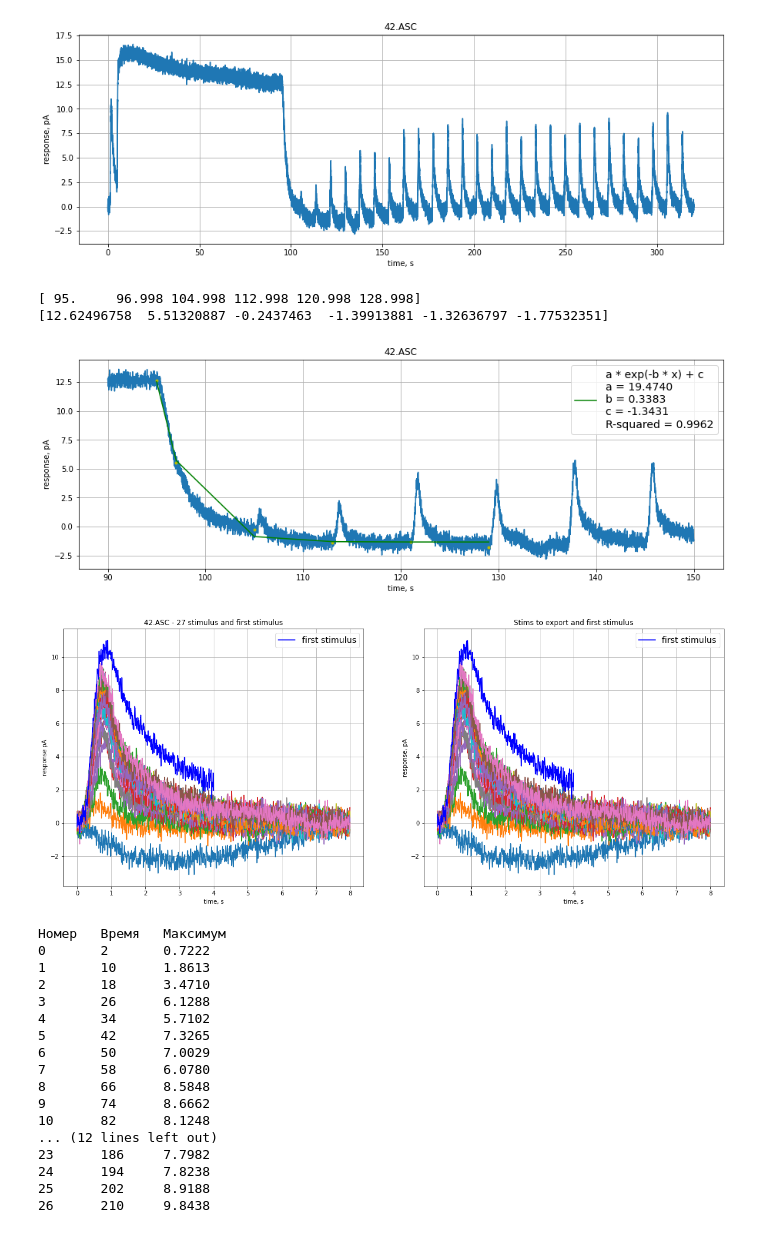
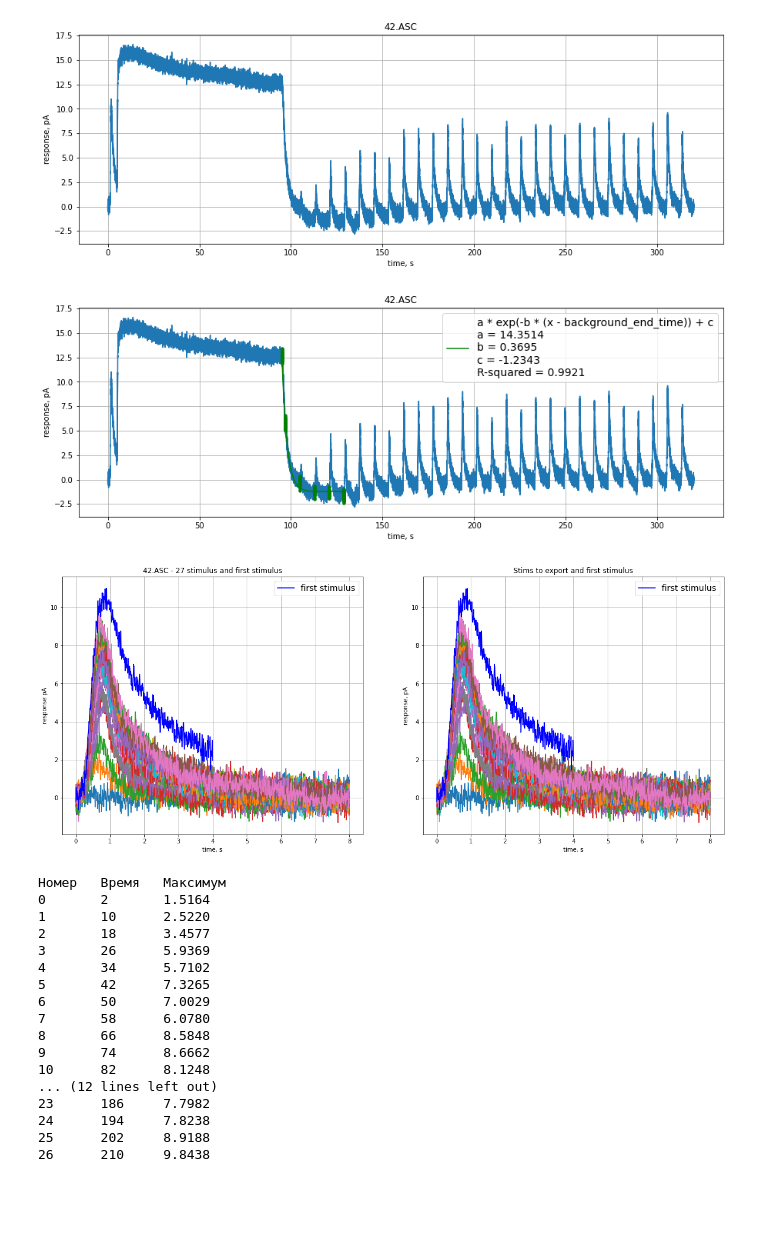
Before and after one commit to AndreiZherder/adaptation-memory, a Jupyter notebook: frog-rod.ipynb, the cells around one changed output. Saved outputs shown, nothing was run; the diff lists cells and outputs as text; code cells hidden in the pictures; blank space fills up the shorter version.

```diff
--- a/frog-rod.ipynb
+++ b/frog-rod.ipynb
@@ -2,7 +2,7 @@
 import matplotlib.pyplot as plt
 import numpy as np
 from scipy import stats, optimize
-#v. 20221117.1
+#v. 20221121.1
 
 filedir = './data/frog-rod/'
 outputdir = './output/frog-rod/'
@@ -20,6 +20,7 @@ stims_to_delete = []            # номера неудачных стимуло
 stims_to_export = []            # номера стимулов для экспорта в файл (пример: [(0, 2), 25] - с 0 по 2, 25)
 # начало первого импульса после фоновой засветки
 after_background_start_time = first_stim_start_time + ((background_start_time + background_duration - first_stim_start_time) // period + 1) * period
+background_end_time = background_start_time + background_duration
 # %%
 # Чтение сигнала из файла(ов)
 
@@ -55,16 +56,19 @@ ax.grid()
 [figure]
 # %%
 # Расчет нисходящей экспоненты
-size = 1
+size = fs // 5
+
 # первая группа точек сразу после конца засветки
-begin = (background_start_time + background_duration) * fs
+begin = background_end_time * fs
 end = begin + size
 xs = [t[begin:end]]
 ys = [signal[begin:end]]
+
+# еще 5 групп точек перед началом следующих 5 стимулов
+stims_on_exp_cnt = 4
 begin = after_background_start_time  * fs - size
 end = begin + size
-# еще 5 групп точек перед началом следующих 5 стимулов
-for i in range(5):
+for i in range(stims_on_exp_cnt + 1):
     xs.append(t[begin:end])
     ys.append(signal[begin:end])
     begin += period * fs
@@ -74,10 +78,8 @@ y = np.concatenate(ys)
 
 # Аппроксимация нисходящей экспоненты
 def func(x, a, b, c):
-    return a * np.exp(-b * (x - 94)) + c
+    return a * np.exp(-b * (x - background_end_time)) + c
 popt = (1, 1, 1)
-print(x)
-print(y)
 try:
     popt, pcov = optimize.curve_fit(func, x, y, [10, 1, 0])
 except RuntimeError:
@@ -85,14 +87,16 @@ except RuntimeError:
 exp_a = popt[0]
 exp_b = popt[1]
 exp_c = popt[2]
-fit = func(x, *popt)
-rvalue = stats.linregress(y, fit).rvalue
+begin = background_end_time * fs
+end = after_background_start_time * fs + stims_on_exp_cnt * period * fs
+exponent = func(t[begin:end], *popt)
+rvalue = stats.linregress(y, func(x, *popt)).rvalue
 r_squared = rvalue ** 2
 
 fig, ax = plt.subplots()
-ax.plot(t[90 * fs:150 * fs], signal[90 * fs:150 * fs])
-ax.plot(x, y, 'y.')
-ax.plot(x, fit, 'g', label=f'a * exp(-b * x) + c\n'
+ax.plot(t, signal)
+ax.plot(x, y, 'g.')
+ax.plot(t[begin:end], exponent, 'g', label=f'a * exp(-b * (x - background_end_time)) + c\n'
                            f'a = {exp_a:.4f}\n'
                            f'b = {exp_b:.4f}\n'
                            f'c = {exp_c:.4f}\n'
@@ -105,9 +109,7 @@ ax.set_title(','.join(filenames))
 ax.legend(prop={"size": 14})
 ax.grid()
 # %% [output]
-[ 95.     96.998 104.998 112.998 120.998 128.998]
-[12.62496758  5.51320887 -0.2437463  -1.39913881 -1.32636797 -1.77532351]
-[figure, old version]
+[figure, new version]
 # %%
 # Расчет количества стимулов
 
@@ -131,12 +133,21 @@ stims_t = np.array(stims_t)
 # Выделение стимулов и вычитание тренда из стимулов
 
 stims = []
+
+# вычитание экспоненты из первых exp_detrend_cnt стимулов
+for i in range(stims_on_exp_cnt):
+    begin = stims_t[i] * fs
+    end = begin + period * fs
+    begin1 = (stims_t[i] - background_end_time) * fs
+    end1 = begin1 + period * fs
+    stim = np.array(signal[begin:end] - exponent[begin1:end1])
+    stims.append(stim)
+
 prefix = fs // 5 # 0.2 секунды слева от стимула используются для расчета тренда
 postfix = fs // 5 # последние 0.2 секунды стимула используются для расчета тренда
 size = period * fs + prefix
-
-# вычитание тренда из стимулов
-for i in range(stims_cnt):
+# вычитание линейного тренда из остальных стимулов
+for i in range(stims_on_exp_cnt, stims_cnt):
     begin = stims_t[i] * fs - prefix
     end = begin + size
     stim = np.array(signal[begin:end])
@@ -150,10 +161,10 @@ for i in range(stims_cnt):
     stim = stim[prefix:]
     stims.append(stim)
 
-# Первый стимул без вычитания тренда
+# Первый (опорный) стимул без вычитания тренда
 begin = first_stim_start_time * fs
 end = background_start_time * fs
-first_stim = np.concatenate([np.array(signal[begin:end]), np.zeros(end - begin)])
+first_stim = np.array(signal[begin:end])
 first_stim_max = first_stim.max()
 
 size = period * fs
@@ -163,36 +174,37 @@ fig.set_figwidth(20)
 fig.set_figheight(8)
 for stim in stims:
     ax1.plot(temp_t, stim)
 end = (background_start_time - first_stim_start_time) * fs
-ax1.plot(temp_t[:end], first_stim[:end], 'b', label='first stimulus')
+ax1.plot(temp_t[:end], first_stim, 'b', label='first stimulus')
 ax1.legend(prop={"size": 14})
 ax1.set_xlabel('time, s')
 ax1.set_ylabel('response ' + signal_unit)
 ax1.set_title(f'{",".join(filenames)} - {stims_cnt} stimulus and first stimulus')
 ax1.grid()
 
 numbers = set()
 if not stims_to_export:
     numbers = set(range(stims_cnt))
 else:
     for number in stims_to_export:
         if type(number) is tuple:
             numbers |= set(range(number[0], min(number[1] + 1, stims_cnt)))
         else:
             if number < stims_cnt:
                 numbers.add(number)
 stims_to_export = list(sorted(numbers))
+
 for number in stims_to_export:
     ax2.plot(temp_t, stims[number])
 end = (background_start_time - first_stim_start_time) * fs
-ax2.plot(temp_t[:end], first_stim[:end], 'b', label='first stimulus')
+ax2.plot(temp_t[:end], first_stim, 'b', label='first stimulus')
 ax2.legend(prop={"size": 14})
 ax2.set_xlabel('time, s')
 ax2.set_ylabel('response, ' + signal_unit)
 ax2.set_title('Stims to export and first stimulus')
 ax2.grid()
 # %% [output]
-[figure, old version]
+[figure, new version]
 # %%
 # Аппроксимация максимумов стимулов экспонентой
 def func(x, a, b, c):
@@ -202,18 +214,17 @@ stims_maximums = np.array([stim.max() for stim in stims])
 
 # Считается расстояние между началом первого импульса после фоновой засветки и ее концом
 # График максимумов стимулов начинает строится в точке, равной рассчитанному расстоянию
-stims_t -= background_start_time + background_duration
-
+stims_t -= background_end_time
 
 print('Номер\tВремя\tМаксимум')
 for i, (x, stim_maximum) in enumerate(zip(stims_t, stims_maximums)):
     print(f'{i}\t{x}\t{stim_maximum:.4f}')
 # %% [output]
 Номер   Время   Максимум
-0       2       0.7222
-1       10      1.8613
-2       18      3.4710
-3       26      6.1288
+0       2       1.5164
+1       10      2.5220
+2       18      3.4577
+3       26      5.9369
 4       34      5.7102
 5       42      7.3265
 6       50      7.0029
```
Also changed, not shown: parts of 2 cells of this notebook.
